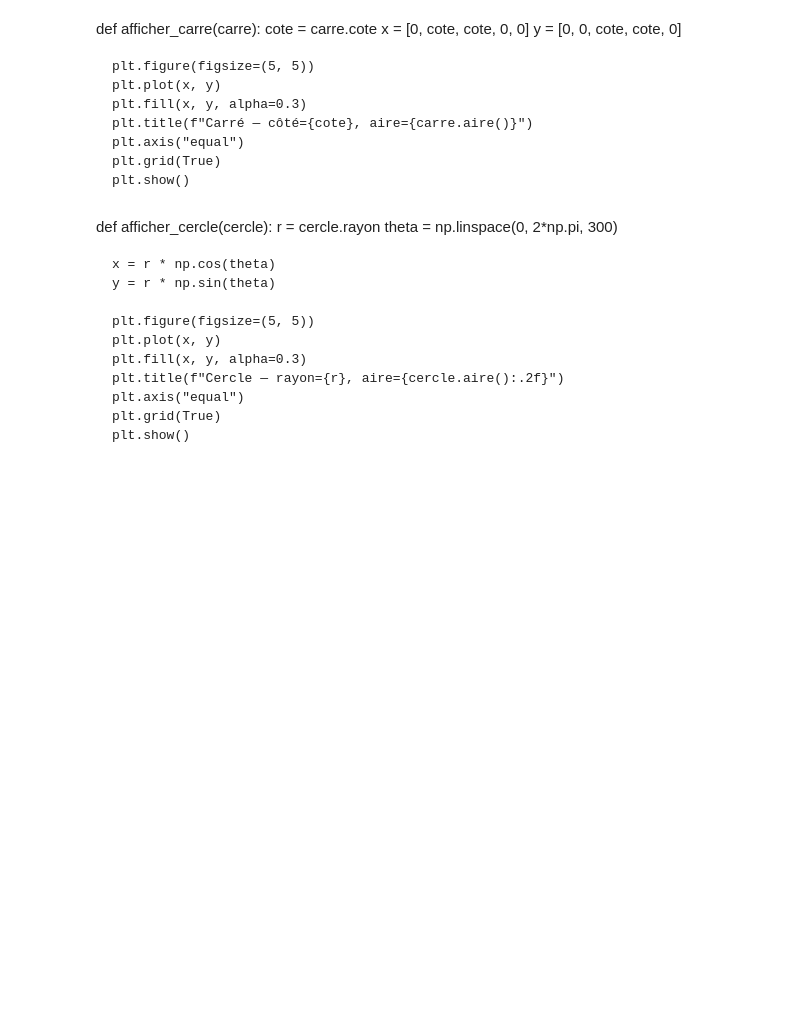
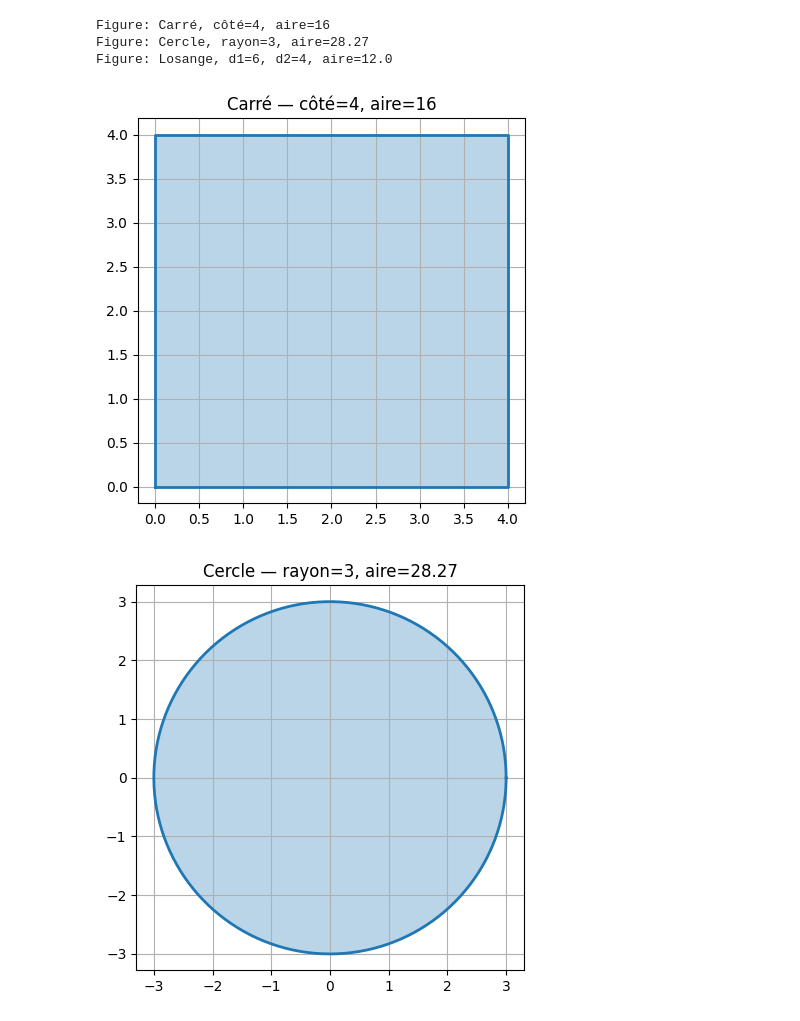
Before and after one commit to CollegeBoreal/INF1042-203-25A-04, a Jupyter notebook: 8.OOP/300158486/RAPPORT.ipynb, the cells around one changed output. Saved outputs shown, nothing was run; the diff lists cells and outputs as text; code cells hidden in the pictures; blank space fills up the shorter version.

```diff
--- a/8.OOP/300158486/RAPPORT.ipynb
+++ b/8.OOP/300158486/RAPPORT.ipynb
@@ -25,41 +83,50 @@ Nous allons :
 # %%
-from carre import Carre
-from cercle import Cercle
-from losange import Losange
+from Carre import Carre
+from Cercle import Cercle
+from Losange import Losange
+
 c1 = Carre(4)
 c2 = Cercle(3)
-c3 = Losange(2)
+l1 = Losange(6, 4)
+
+print(c1.afficher_info())
+print(c2.afficher_info())
+print(l1.afficher_info())
+# %% [output]
+Figure: Carré, côté=4, aire=16
+Figure: Cercle, rayon=3, aire=28.27
+Figure: Losange, d1=6, d2=4, aire=12.0
 # %%
 import numpy as np
 import matplotlib.pyplot as plt
-# %% [markdown]
-def afficher_carre(carre):
-    cote = carre.cote
-    x = [0, cote, cote, 0, 0]
-    y = [0, 0, cote, cote, 0]
-
-    plt.figure(figsize=(5, 5))
-    plt.plot(x, y)
-    plt.fill(x, y, alpha=0.3)
-    plt.title(f"Carré — côté={cote}, aire={carre.aire()}")
-    plt.axis("equal")
-    plt.grid(True)
-    plt.show()
-# %% [markdown]
-def afficher_cercle(cercle):
-    r = cercle.rayon
-    theta = np.linspace(0, 2*np.pi, 300)
-
-    x = r * np.cos(theta)
-    y = r * np.sin(theta)
-
-    plt.figure(figsize=(5, 5))
-    plt.plot(x, y)
-    plt.fill(x, y, alpha=0.3)
-    plt.title(f"Cercle — rayon={r}, aire={cercle.aire():.2f}")
-    plt.axis("equal")
-    plt.grid(True)
-    plt.show()
+# %%
+def afficher_carre(carre):
+    cote = carre.cote
+    x = [0, cote, cote, 0, 0]
+    y = [0, 0, cote, cote, 0]
+
+    plt.figure(figsize=(5, 5))
+    plt.plot(x, y, linewidth=2)
+    plt.fill(x, y, alpha=0.3)
+    plt.title(f"Carré — côté={cote}, aire={carre.aire()}")
+    plt.axis("equal")
+    plt.grid(True)
+    plt.show()
+# %%
+def afficher_cercle(cercle):
+    r = cercle.rayon
+    theta = np.linspace(0, 2*np.pi, 300)
+
+    x = r * np.cos(theta)
+    y = r * np.sin(theta)
+
+    plt.figure(figsize=(5, 5))
+    plt.plot(x, y, linewidth=2)
+    plt.fill(x, y, alpha=0.3)
+    plt.title(f"Cercle — rayon={r}, aire={cercle.aire():.2f}")
+    plt.axis("equal")
+    plt.grid(True)
+    plt.show()
 # %%
 def afficher_losange(losange):
     d1 = losange.d1
@@ -79,4 +146,7 @@ def afficher_losange(losange):
 # %%
 afficher_carre(c1)
 afficher_cercle(c2)
-afficher_losange(c3)
+afficher_losange(l1)
+# %% [output]
+[figure, added]
+[figure, added]
```
Also changed, not shown: parts of 7 cells of this notebook.
